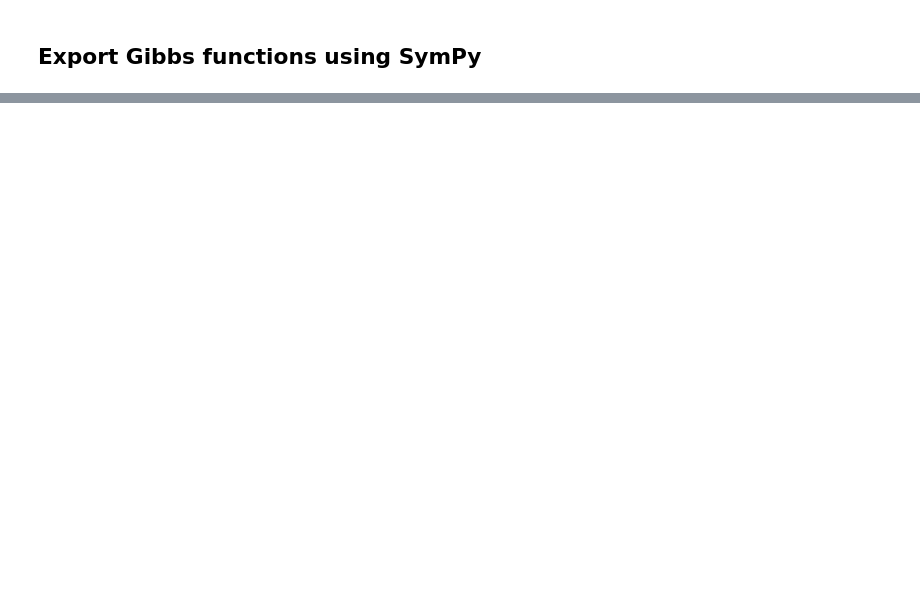
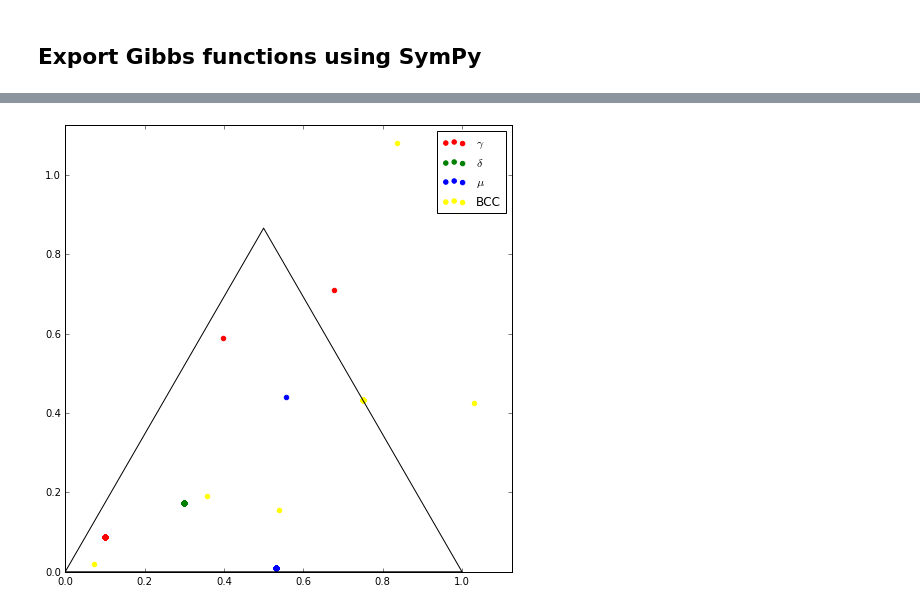
Before and after one commit to usnistgov/phasefield-precipitate-aging, a Jupyter notebook: CALPHAD_extraction.ipynb, the cells around one changed output, grey strips where cells are left out. Drawn from its saved outputs; the diff is of its cells as text; code cells hidden in the pictures; blank space fills up the shorter version.

Commit message:
phase diagram in Python

```diff
--- a/CALPHAD_extraction.ipynb
+++ b/CALPHAD_extraction.ipynb
@@ -111,0 +43,13 @@ solve([em1,em2,em3,em4,em5,em6],[y1NI,y2MO,y2NB,y3MO,y3NB,y3NI])
+# %%
+# Declare variables used in Pycalphad expression
+FCC_A10MO, FCC_A10NB, FCC_A10NI, FCC_A11VA = symbols('FCC_A10MO FCC_A10NB FCC_A10NI FCC_A11VA')
+DELTA0NB, DELTA0NI, DELTA1MO, DELTA1NB, DELTA1NI = symbols('DELTA0NB DELTA0NI DELTA1MO DELTA1NB DELTA1NI')
+MU_PHASE0NI, MU_PHASE1MO, MU_PHASE1NB, MU_PHASE2MO, MU_PHASE2NB, MU_PHASE2NI = symbols('MU_PHASE0NI MU_PHASE1MO MU_PHASE1NB MU_PHASE2MO MU_PHASE2NB MU_PHASE2NI')
+BCC_A20MO, BCC_A20NB, BCC_A20NI, BCC_A21VA = symbols('BCC_A20MO BCC_A20NB BCC_A20NI BCC_A21VA')
+T = symbols('T')
+
+# Declare variables for target expression
+GAMMA_XMO, GAMMA_XNB, GAMMA_XNI = symbols('GAMMA_XMO GAMMA_XNB GAMMA_XNI')
+DELTA_XMO, DELTA_XNB, DELTA_XNI = symbols('DELTA_XMO DELTA_XNB DELTA_XNI')
+MU_XMO, MU_XNB, MU_XNI = symbols('MU_XMO MU_XNB MU_XNI')
+BCC_XMO, BCC_XNB, BCC_XNI = symbols('BCC_XMO BCC_XNB BCC_XNI')
@@ -111,0 +403,18 @@ solve([em1,em2,em3,em4,em5,em6],[y1NI,y2MO,y2NB,y3MO,y3NB,y3NI])
+# %%
+# triangle bounding the Gibbs simplex
+XT = [0.0, 1.0, 0.5, 0.0]
+YT = [0.0, 0.0, rt32,0.0]
+
+plt.figure(figsize=(8, 8))
+#plt.axis('equal')
+plt.xlim([0,1.125])
+plt.ylim([0,1.125])
+plt.plot(XT, YT, '-k')
+plt.scatter(XG, YG, color='red', label=r'$\gamma$')
+plt.scatter(XD, YD, color='green', label=r'$\delta$')
+plt.scatter(XU, YU, color='blue', label=r'$\mu$')
+plt.scatter(XB, YB, color='yellow', label='BCC')
+plt.legend(loc='best')
+plt.show()
+# %% [output]
+[figure, added]
```
Also changed, not shown: parts of 27 cells of this notebook, 1 other file.
